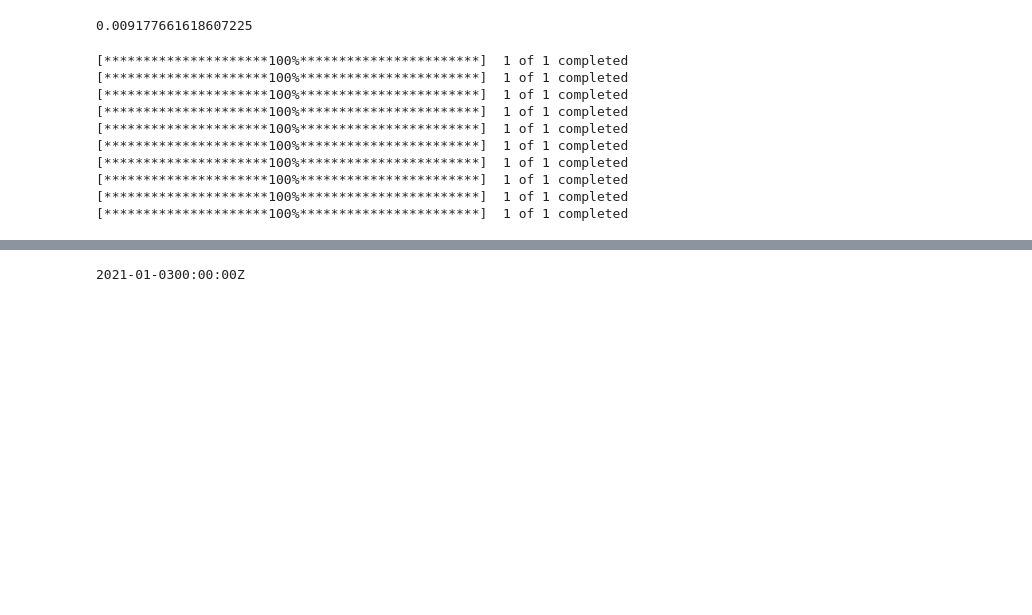
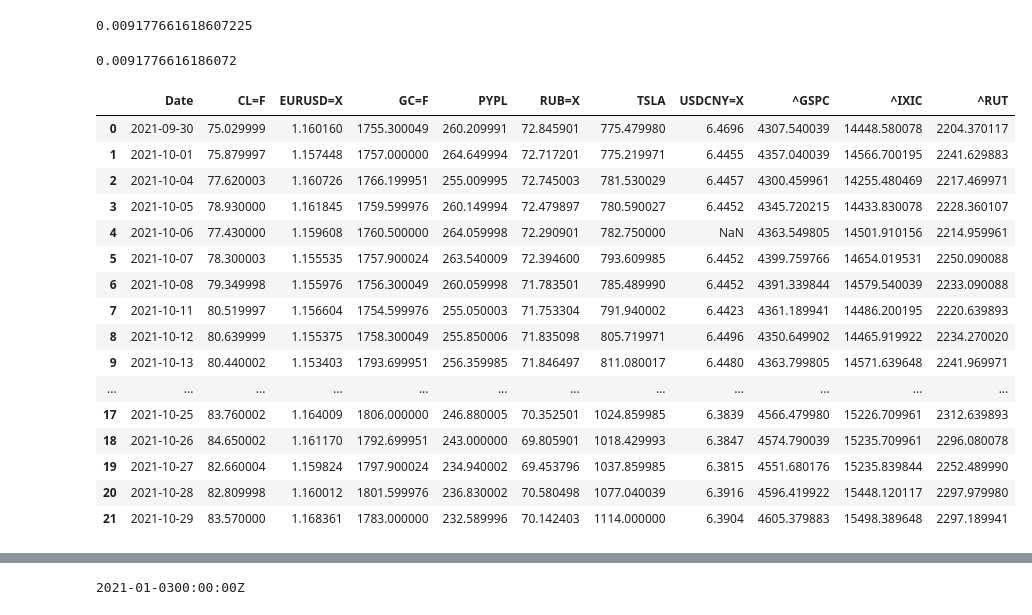
Before and after one commit to partylikeits1983/RaspiEconBot, a Jupyter notebook: macroCharts.ipynb, the cells around one changed output, grey strips where cells are left out. Saved outputs shown, nothing was run; the diff lists cells and outputs as text; code cells hidden in the pictures; blank space fills up the shorter version.

```diff
--- a/macroCharts.ipynb
+++ b/macroCharts.ipynb
@@ -675,53 +675,30 @@ CLF = df['CL=F'].iloc[-1]
 print(CLF)
 # %% [output]
 0.009177661618607225
-# %%
-# rsi and other indicators for stocks
-import pandas as pd
-import numpy as np
-from pandas_datareader import data as pdr
-import pandas as pd
-
-import yfinance as yf
-
-today = date.today()
-d = datetime.timedelta(days=365)
-start = today - d
-
-
-#yf.pdr_override()
-
-l = ['EURUSD=X', 'RUB=X', 'USDCNY=X', 'CL=F', 'GLD', 'TSLA', 'PYPL', '^RUT', '^IXIC', '^GSPC']
-
-for i in l:
-
-    df = pd.DataFrame()
-    df = pdr.get_data_yahoo(i, start, end)
-
-    df.rename(columns={'Close': 'close'}, inplace = True)
-
-    # 50 EMA
-    n = 50
-    EMA = pd.Series(df['close'].ewm(span=n, min_periods=n).mean(), name='EMA_' + str(n))
-    df = df.join(EMA)
-
-    # 200 EMA
-    n = 200
-    EMA = pd.Series(df['close'].ewm(span=n, min_periods=n).mean(), name='EMA_' + str(n))
-    df = df.join(EMA)
-
-    df['RSI'] = ta.RSI(df)
-
-    # save the CSV
-    df.to_csv("data/%s.csv" % i)
-# %% [output]
-[*********************100%***********************]  1 of 1 completed
-[*********************100%***********************]  1 of 1 completed
-[*********************100%***********************]  1 of 1 completed
-[*********************100%***********************]  1 of 1 completed
-[*********************100%***********************]  1 of 1 completed
-[*********************100%***********************]  1 of 1 completed
-[*********************100%***********************]  1 of 1 completed
-[*********************100%***********************]  1 of 1 completed
-[*********************100%***********************]  1 of 1 completed
-[*********************100%***********************]  1 of 1 completed
+# %%
+df = pd.read_csv("data/pct_change.csv")
+CLF = df['CL=F'].iloc[-1]
+print(CLF)
+# %% [output]
+0.0091776616186072
+# %%
+df = pd.read_csv("data/stocks.csv")
+df
+# %% [output]
+|  | Date | CL=F | EURUSD=X | GC=F | PYPL | RUB=X | TSLA | USDCNY=X | ^GSPC | ^IXIC | ^RUT |
+| 0 | 2021-09-30 | 75.029999 | 1.160160 | 1755.300049 | 260.209991 | 72.845901 | 775.479980 | 6.4696 | 4307.540039 | 14448.580078 | 2204.370117 |
+| 1 | 2021-10-01 | 75.879997 | 1.157448 | 1757.000000 | 264.649994 | 72.717201 | 775.219971 | 6.4455 | 4357.040039 | 14566.700195 | 2241.629883 |
+| 2 | 2021-10-04 | 77.620003 | 1.160726 | 1766.199951 | 255.009995 | 72.745003 | 781.530029 | 6.4457 | 4300.459961 | 14255.480469 | 2217.469971 |
+| 3 | 2021-10-05 | 78.930000 | 1.161845 | 1759.599976 | 260.149994 | 72.479897 | 780.590027 | 6.4452 | 4345.720215 | 14433.830078 | 2228.360107 |
+| 4 | 2021-10-06 | 77.430000 | 1.159608 | 1760.500000 | 264.059998 | 72.290901 | 782.750000 | NaN | 4363.549805 | 14501.910156 | 2214.959961 |
+| 5 | 2021-10-07 | 78.300003 | 1.155535 | 1757.900024 | 263.540009 | 72.394600 | 793.609985 | 6.4452 | 4399.759766 | 14654.019531 | 2250.090088 |
+| 6 | 2021-10-08 | 79.349998 | 1.155976 | 1756.300049 | 260.059998 | 71.783501 | 785.489990 | 6.4452 | 4391.339844 | 14579.540039 | 2233.090088 |
+| 7 | 2021-10-11 | 80.519997 | 1.156604 | 1754.599976 | 255.050003 | 71.753304 | 791.940002 | 6.4423 | 4361.189941 | 14486.200195 | 2220.639893 |
+| 8 | 2021-10-12 | 80.639999 | 1.155375 | 1758.300049 | 255.850006 | 71.835098 | 805.719971 | 6.4496 | 4350.649902 | 14465.919922 | 2234.270020 |
+| 9 | 2021-10-13 | 80.440002 | 1.153403 | 1793.699951 | 256.359985 | 71.846497 | 811.080017 | 6.4480 | 4363.799805 | 14571.639648 | 2241.969971 |
+| ... | ... | ... | ... | ... | ... | ... | ... | ... | ... | ... | ... |
+| 17 | 2021-10-25 | 83.760002 | 1.164009 | 1806.000000 | 246.880005 | 70.352501 | 1024.859985 | 6.3839 | 4566.479980 | 15226.709961 | 2312.639893 |
+| 18 | 2021-10-26 | 84.650002 | 1.161170 | 1792.699951 | 243.000000 | 69.805901 | 1018.429993 | 6.3847 | 4574.790039 | 15235.709961 | 2296.080078 |
+| 19 | 2021-10-27 | 82.660004 | 1.159824 | 1797.900024 | 234.940002 | 69.453796 | 1037.859985 | 6.3815 | 4551.680176 | 15235.839844 | 2252.489990 |
+| 20 | 2021-10-28 | 82.809998 | 1.160012 | 1801.599976 | 236.830002 | 70.580498 | 1077.040039 | 6.3916 | 4596.419922 | 15448.120117 | 2297.979980 |
+| 21 | 2021-10-29 | 83.570000 | 1.168361 | 1783.000000 | 232.589996 | 70.142403 | 1114.000000 | 6.3904 | 4605.379883 | 15498.389648 | 2297.189941 |
```
Also changed, not shown: parts of 13 cells of this notebook, 15 other files.
